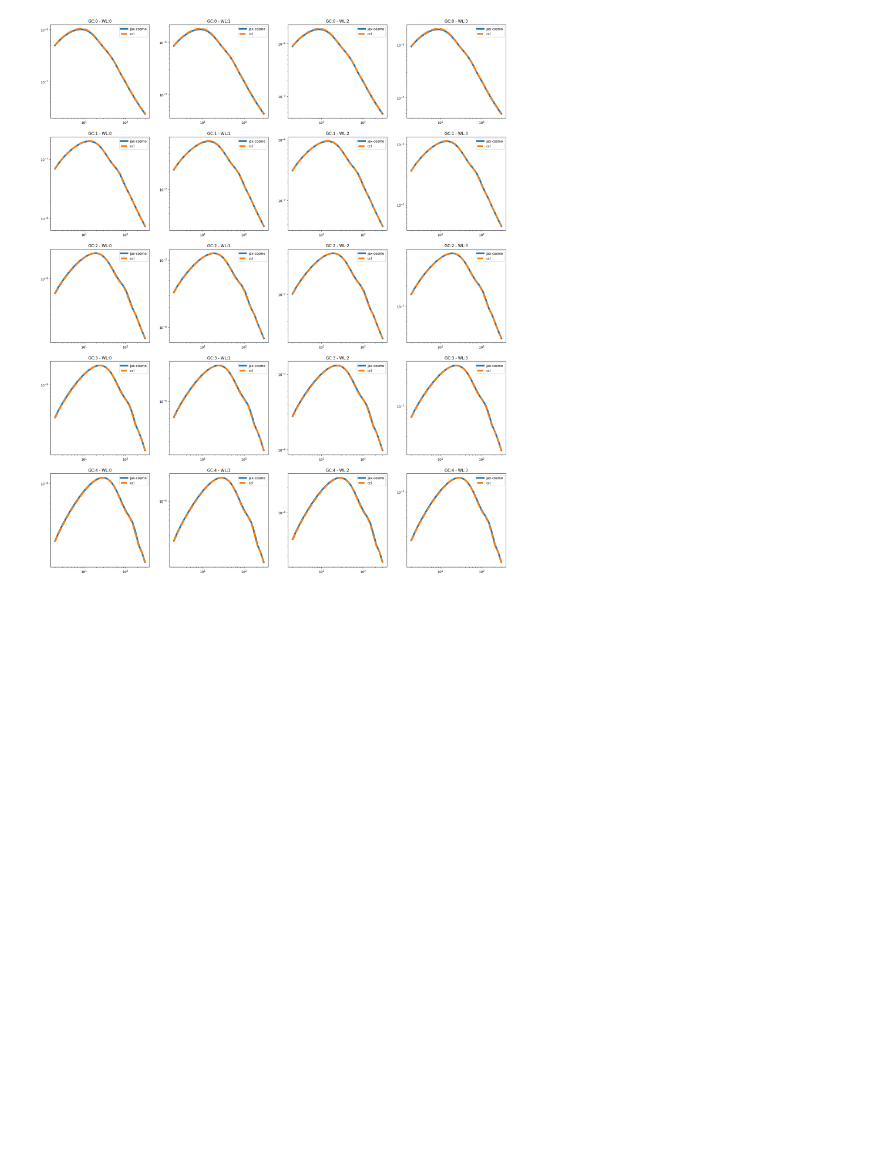
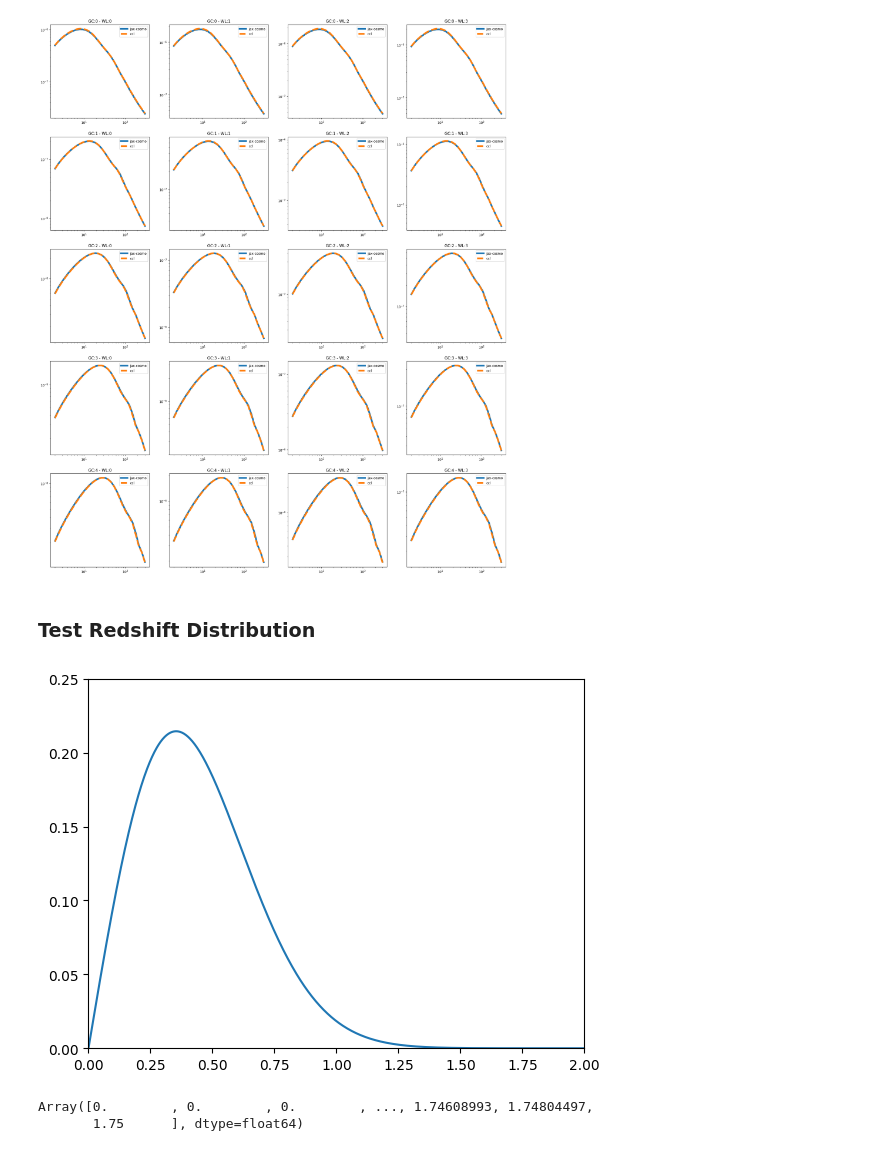
Before and after one commit to Harry45/DESEMU, a Jupyter notebook: notebooks/test-pyccl.ipynb, the cells around one changed output. Cells and saved outputs as stored; diff of their text form; code cells hidden in the pictures; blank space fills up the shorter version.

```diff
--- a/notebooks/test-pyccl.ipynb
+++ b/notebooks/test-pyccl.ipynb
@@ -455,3 +455,23 @@ for i in range(nbin_gc):
 plt.show()
 # %% [output]
 [figure]
+# %% [markdown]
+### Test Redshift Distribution
+# %%
+def pz_fn(z, a, b , z0):
+    return z**a * np.exp(-((z / z0) ** b))
+# %%
+znz = np.linspace(0., 2.0, 1024)
+pz = pz_fn(znz, 1.0, 2, 0.5)
+# %%
+plt.plot(znz, pz)
+plt.ylim(0.0, 0.25)
+plt.xlim(0.0, 2.0)
+plt.show()
+# %% [output]
+[figure, added]
+# %%
+jnp.clip(znz - 0.25, 0)
+# %% [output]
+Array([0.        , 0.        , 0.        , ..., 1.74608993, 1.74804497,
+       1.75      ], dtype=float64)
```
Also changed, not shown: parts of 6 cells of this notebook, 1 other file.
